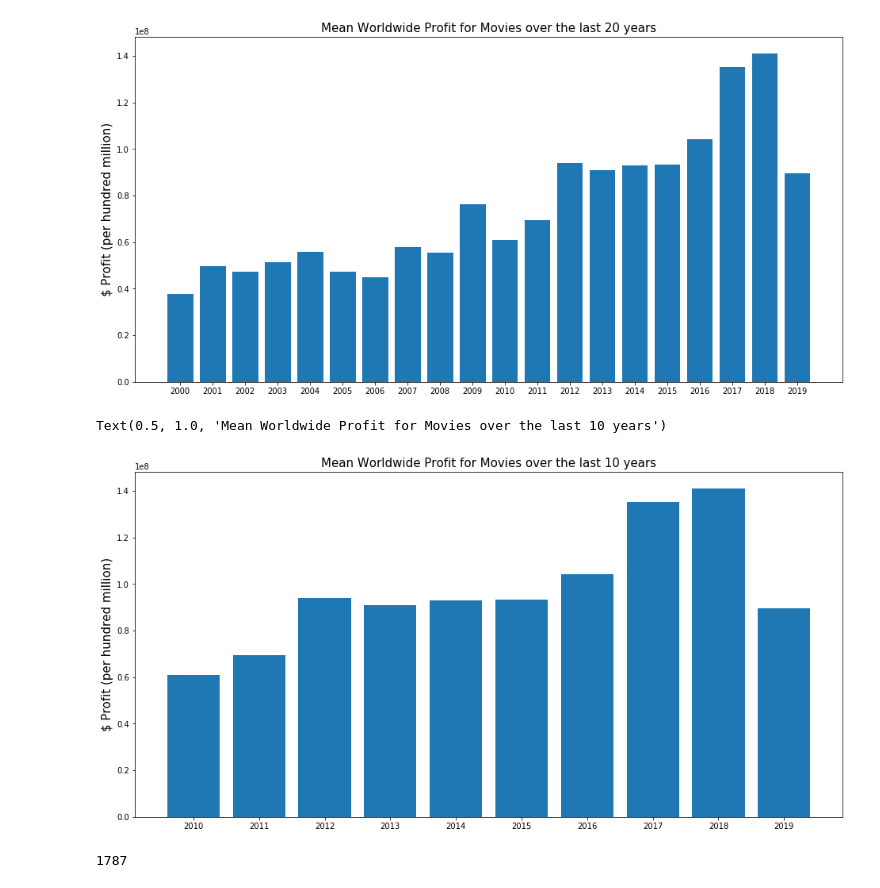
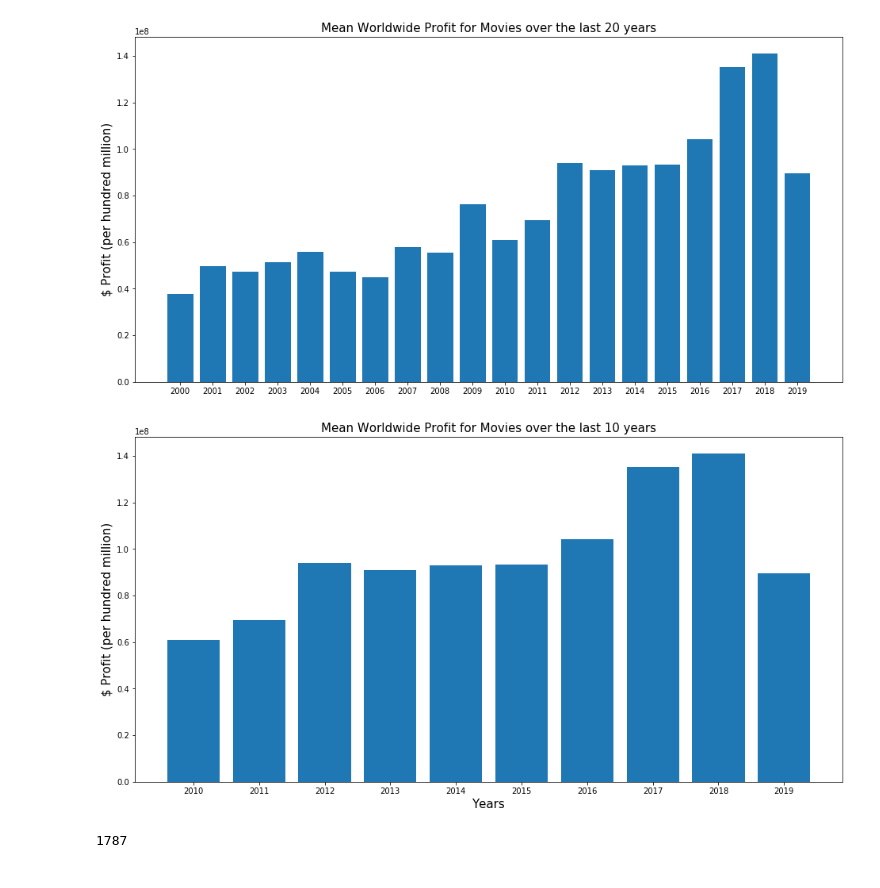
Before and after one commit to Moses-Lin/dsc-mod-1-project-v2-1-nyc01-dtsc-ft-051120, a Jupyter notebook: student.ipynb, the cells around one changed output. Drawn from its saved outputs; the diff is of its cells as text; code cells hidden in the pictures.

```diff
--- a/student.ipynb
+++ b/student.ipynb
@@ -210,16 +233,18 @@ Text(0.5, 1.0, 'Mean Worldwide Profit for Movies over the last 20 years')
 [figure]
 # %%
 #Visualization of trend of profit made over last 10 years
+#last 10 years for consistency with later visualization
 m = [*range(2010, 2020, 1)]
 n = last10
 plt.figure(figsize=(16,8))
 plt.bar(m, n)
 plt.xticks(m)
+plt.xlabel('Years', fontsize=(15))
 plt.ylabel('$ Profit (per hundred million)', fontsize=(15))
 plt.title('Mean Worldwide Profit for Movies over the last 10 years', fontsize =(15))
+plt.savefig('Mean Worldwide Profit for Movies over the last 10 years.png', dpi=600)
 # %% [output]
-Text(0.5, 1.0, 'Mean Worldwide Profit for Movies over the last 10 years')
-[figure, old version]
+[figure, new version]
 # %%
 #checking number of movies within the last 10 years
 movie_names = tn_df_recent10['movie'].tolist()
```
Also changed, not shown: parts of 13 cells of this notebook.
